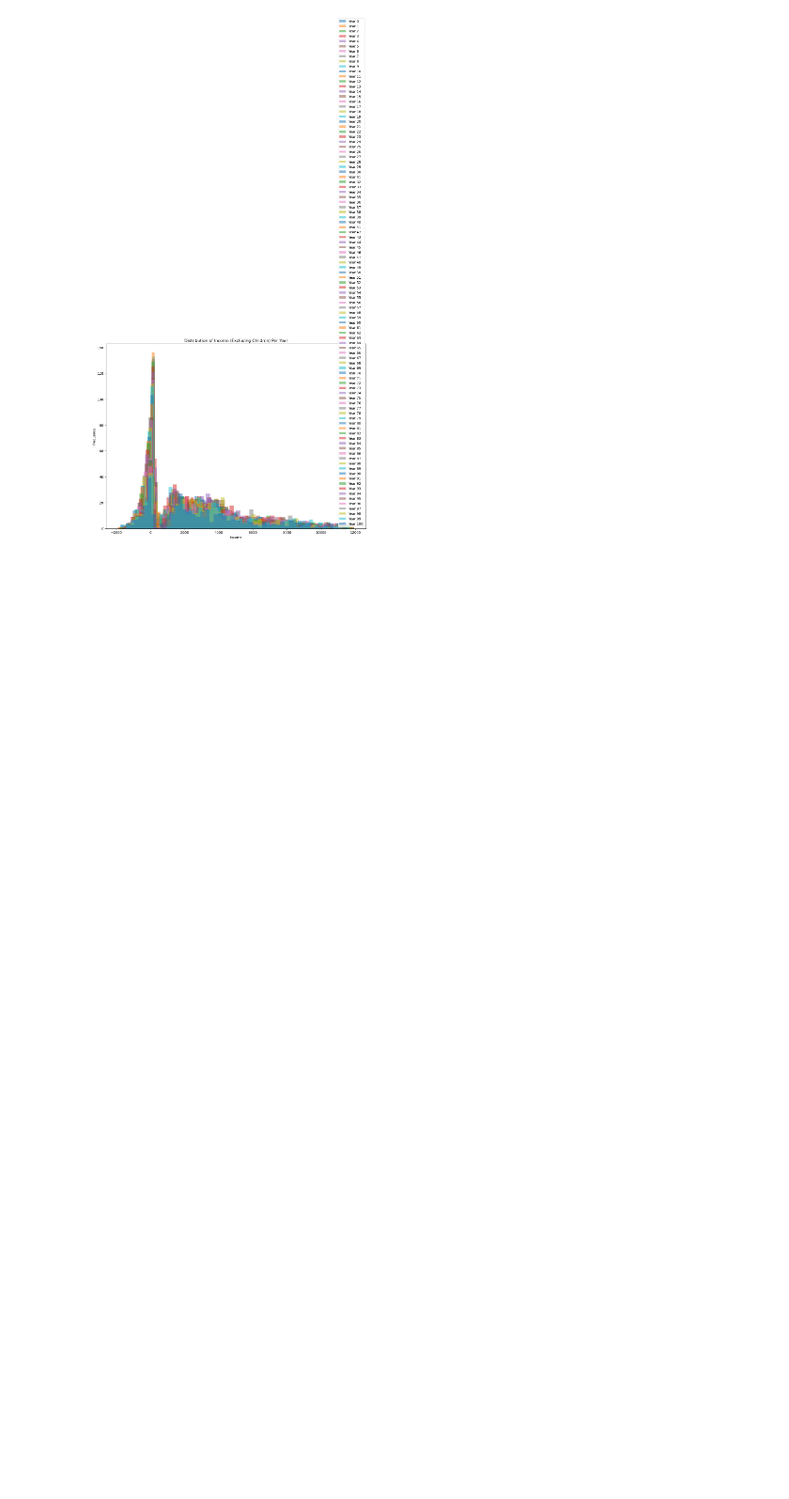
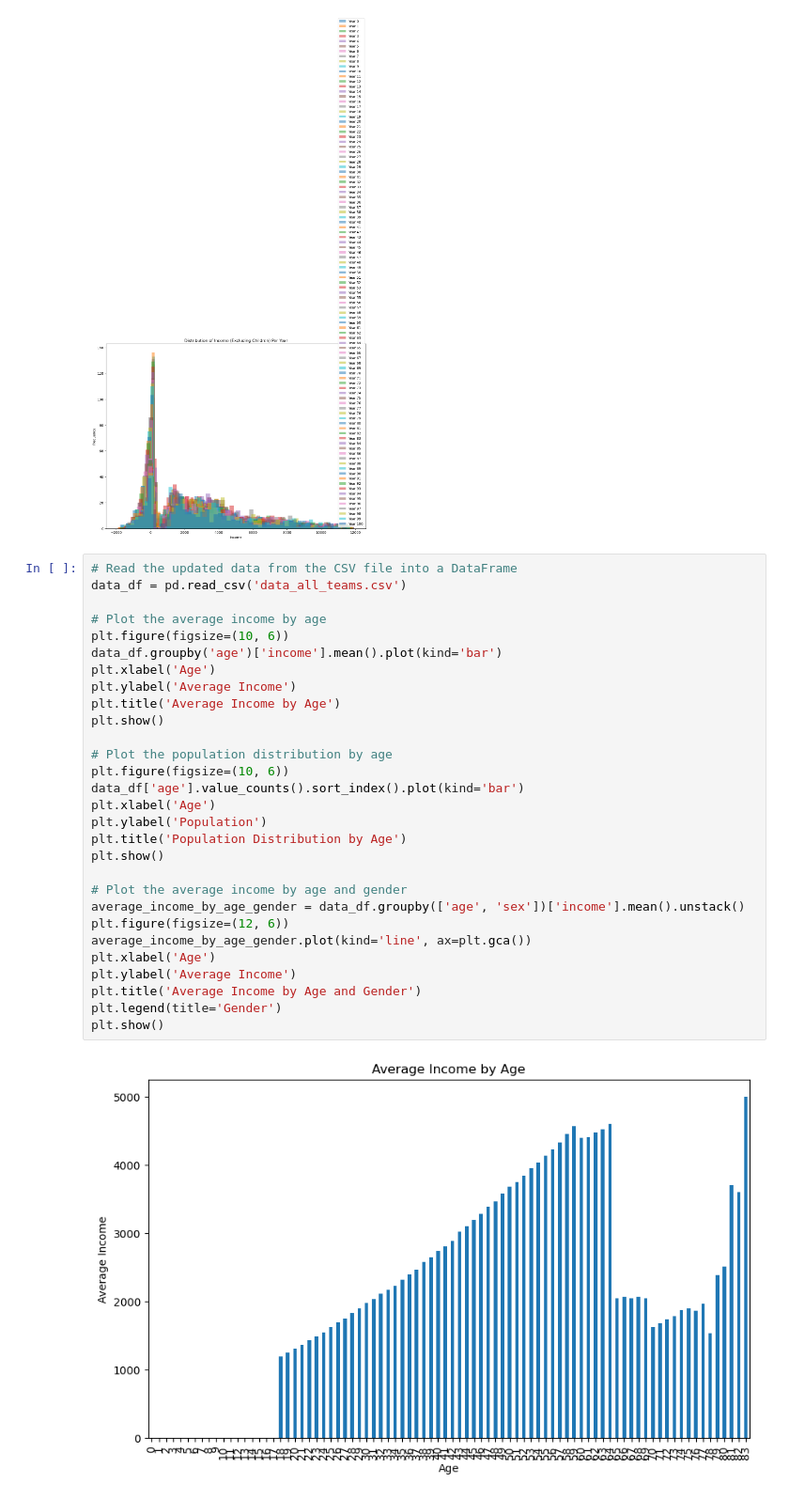
Before and after one commit to merijnvervoorn/islandtm, a Jupyter notebook: visualisation.ipynb, the cells around one changed output. Shown at 94% size. Drawn from its saved outputs; the diff is of its cells as text; blank space fills up the shorter version.

```diff
--- a/visualisation.ipynb
+++ b/visualisation.ipynb
@@ -196,3 +225,34 @@ plt.legend()
 plt.show()
 # %% [output]
 [figure]
+# %%
+# Read the updated data from the CSV file into a DataFrame
+data_df = pd.read_csv('data_all_teams.csv')
+
+# Plot the average income by age
+plt.figure(figsize=(10, 6))
+data_df.groupby('age')['income'].mean().plot(kind='bar')
+plt.xlabel('Age')
+plt.ylabel('Average Income')
+plt.title('Average Income by Age')
+plt.show()
+
+# Plot the population distribution by age
+plt.figure(figsize=(10, 6))
+data_df['age'].value_counts().sort_index().plot(kind='bar')
+plt.xlabel('Age')
+plt.ylabel('Population')
+plt.title('Population Distribution by Age')
+plt.show()
+
+# Plot the average income by age and gender
+average_income_by_age_gender = data_df.groupby(['age', 'sex'])['income'].mean().unstack()
+plt.figure(figsize=(12, 6))
+average_income_by_age_gender.plot(kind='line', ax=plt.gca())
+plt.xlabel('Age')
+plt.ylabel('Average Income')
+plt.title('Average Income by Age and Gender')
+plt.legend(title='Gender')
+plt.show()
+# %% [output]
+[figure, added]
```
Also changed, not shown: parts of 3 cells of this notebook, 3 other files.
